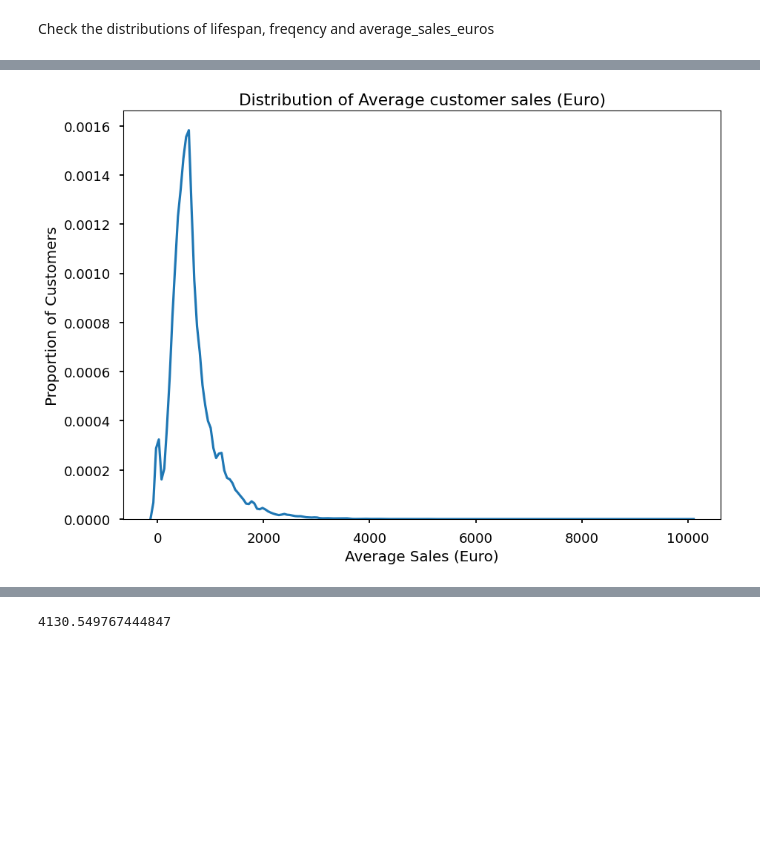
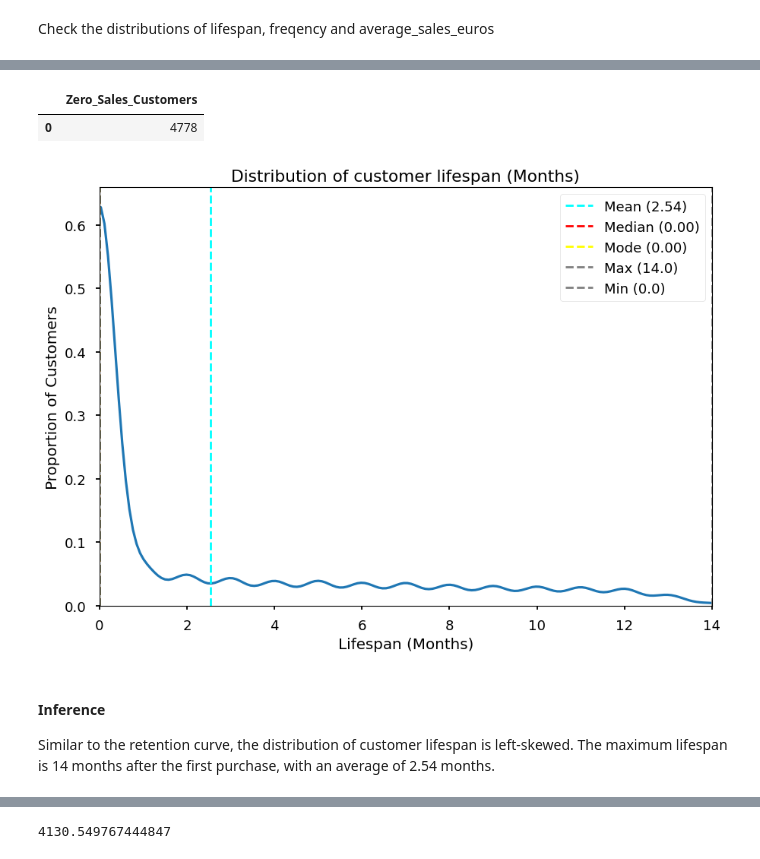
Before and after one commit to kennedyopokuasare/ResqCLV, a Jupyter notebook: customer-lifetime-value-analysis.ipynb, the cells around one changed output, grey strips where cells are left out. Drawn from its saved outputs; the diff is of its cells as text; code cells hidden in the pictures; blank space fills up the shorter version.

```diff
--- a/customer-lifetime-value-analysis.ipynb
+++ b/customer-lifetime-value-analysis.ipynb
@@ -217,9 +297,25 @@ Check the distributions of lifespan, freqency and average_sales_euros
+# %%
+pipeline.execute_query("""SELECT COUNT(*) AS Zero_Sales_Customers
+FROM (
+    SELECT userId
+    FROM orders
+    GROUP BY userId
+    HAVING SUM(sales) = 0
+) """)
+# %% [output]
+|  | Zero_Sales_Customers |
+| 0 | 4778 |
 # %%
-sns.kdeplot(x=lfs["average_sales_euro"])
-plt.xlabel("Average Sales (Euro)")
-plt.ylabel("Proportion of Customers")
-plt.title("Distribution of Average customer sales (Euro)")
-plt.show()
+show_dist_plot(
+    var_data=lfs["lifespan"],
+    xlabel="Lifespan (Months)",
+    ylabel="Proportion of Customers",
+    title="Distribution of customer lifespan (Months)",
+)
 # %% [output]
-[figure, old version]
+[figure, new version]
+# %% [markdown]
+#### Inference
+
+Similar to the retention curve, the distribution of customer lifespan is left-skewed. The maximum lifespan is 14 months after the first purchase, with an average of 2.54 months.
 # %%
```
Also changed, not shown: parts of 27 cells of this notebook, 2 other files.
